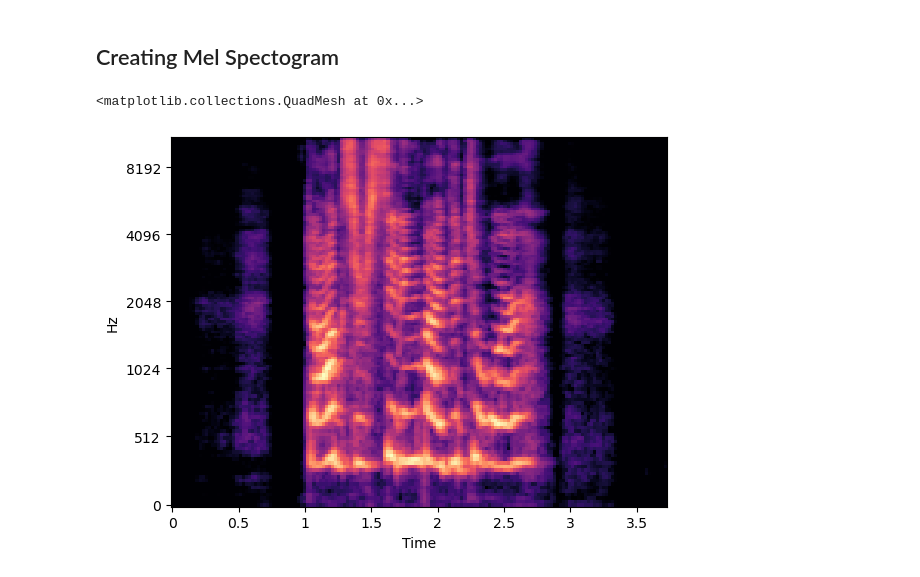
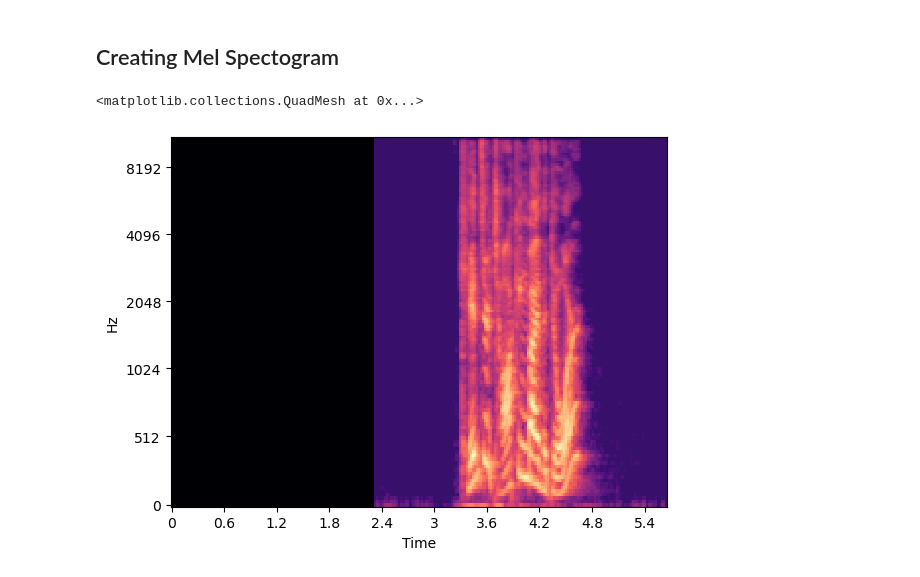
Before and after one commit to Hokalaka2/voice-emotion-classification, a Jupyter notebook: index.ipynb, the cells around one changed output. Cells and saved outputs as stored; diff of their text form; code cells hidden in the pictures.

```diff
--- a/index.ipynb
+++ b/index.ipynb
@@ -127,34 +144,35 @@ print(df['Mel_sgram'][2])
+# %%
+X_train.reset_index(drop=True, inplace=True)
+y_train.reset_index(drop=True, inplace=True)
+
+X_test.reset_index(drop=True, inplace=True)
+y_test.reset_index(drop=True, inplace=True)
 # %%
 ## Divide Data into Testing and Training
-import numpy as np
-from numpy import random
+# import numpy as np
+# from numpy import random
 
-# Split the data so that 50% is used for training, and 50% is used for testing
+# # Split the data so that 50% is used for training, and 50% is used for testing
 
-n, p = df.shape[0], df.shape[1]
-#random_test_index = np.random.randint(0, high=n, size=int(n/2))
+# n, p = df.shape[0], df.shape[1]
+# #random_test_index = np.random.randint(0, high=n, size=int(n/2))
 
-test_subset = df.sample(frac = 0.3)
+# test_subset = df.sample(frac = 0.3)
 
-# Testing Subset
-y_test = test_subset.drop(columns=["Modality", "Vocal_channel", "Emotional_intensity", "Statement", "Repetition", "Actor", "Sex", "Sample", "Sample_rate", "Mel_sgram"])
-X_test = test_subset.drop(columns=["Emotion"])
+# # Testing Subset
+# y_test = test_subset.drop(columns=["Modality", "Vocal_channel", "Emotional_intensity", "Statement", "Repetition", "Actor", "Sex", "Sample", "Sample_rate", "Mel_sgram"])
+# X_test = test_subset.drop(columns=["Emotion"])
 
-mel_test = padding_mel(X_test)
+# # Training Subset
+# train_subset = df.drop(test_subset.index)
+# print(train_subset.head())
 
-# Training Subset
-train_subset = df.drop(test_subset.index)
-print(train_subset.head())
+# y_train = train_subset.drop(columns=["Modality", "Vocal_channel", "Emotional_intensity", "Statement", "Repetition", "Actor", "Sex", "Sample", "Sample_rate", "Mel_sgram"])
+# X_train = train_subset.drop(columns=["Emotion"])
 
-y_train = train_subset.drop(columns=["Modality", "Vocal_channel", "Emotional_intensity", "Statement", "Repetition", "Actor", "Sex", "Sample", "Sample_rate", "Mel_sgram"])
-X_train = train_subset.drop(columns=["Emotion"])
+# print(f'y_train: {y_train.shape}, X_train: {X_train.shape}, y_test: {y_test.shape}, X_test: {X_test.shape}')
 
-mel_train = padding_mel(X_train)
-
-
-print(f'y_train: {y_train.shape}, X_train: {X_train.shape}, y_test: {y_test.shape}, X_test: {X_test.shape}')
-
-y_train.head()
+# y_train.head()
 # %% [output]
 KeyError: 0
 # %%
@@ -169,10 +187,10 @@ librosa.display.waveshow(df["Sample"][0], sr=df["Sample_rate"][0], color="black"
 # %% [markdown]
 ## Creating Mel Spectogram
 # %%
-librosa.display.specshow(df["Mel_sgram"][0], sr=df["Sample_rate"][0], x_axis='time', y_axis='mel')
+librosa.display.specshow(X_train[0], sr=SAMPLE_RATE, x_axis='time', y_axis='mel')
 # %% [output]
 <matplotlib.collections.QuadMesh at 0x...>
-[figure, old version]
+[figure, new version]
 # %%
 from matplotlib import pyplot as plt
 EMOTIONS = ["Neutral", "Calm", "Happy", "Sad", "Angry", "Fearful", "Disgust", "Surprised"]
```
Also changed, not shown: parts of 6 cells of this notebook.
